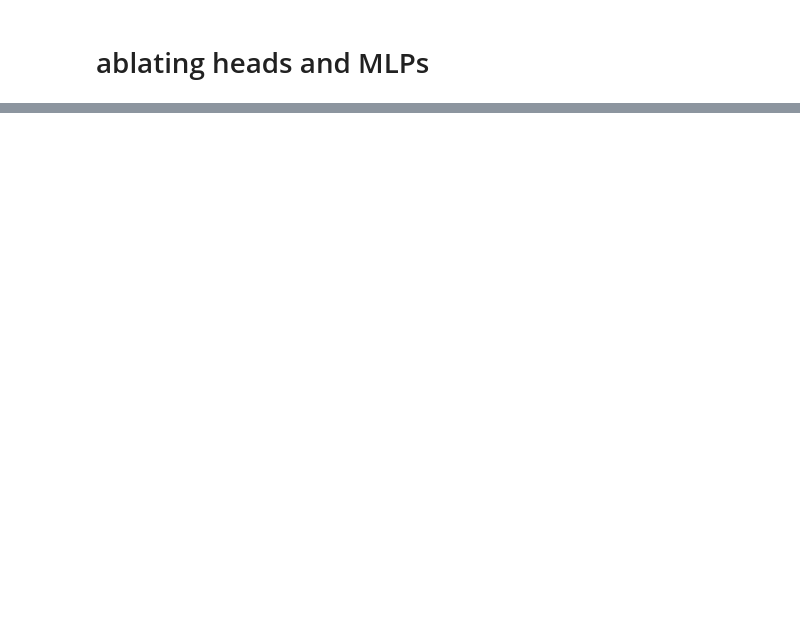
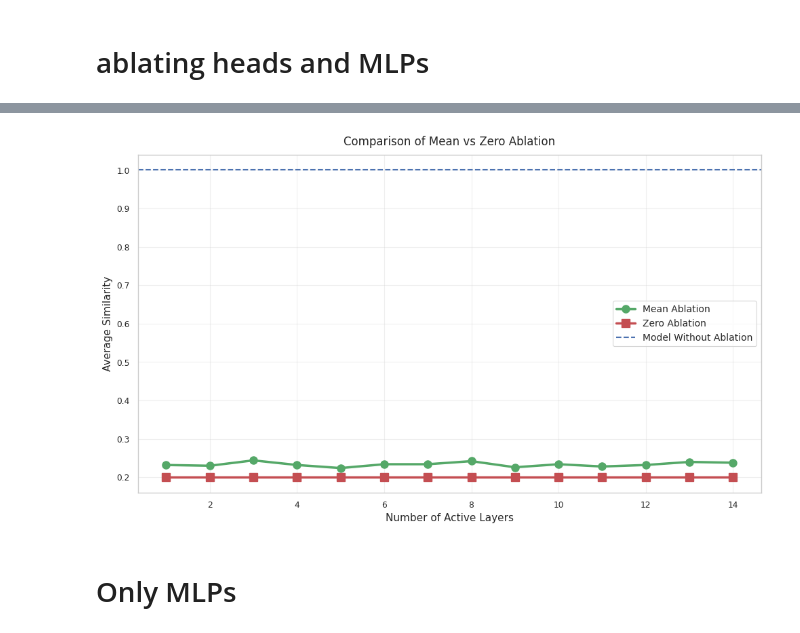
Before and after one commit to withmartian/TinySQL, a Jupyter notebook: notebooks/minimal_circuits/minimal_circuits_bm2.ipynb, the cells around one changed output, grey strips where cells are left out. Cells and saved outputs as stored; diff of their text form; code cells hidden in the pictures; blank space fills up the shorter version.

```diff
--- a/notebooks/minimal_circuits/minimal_circuits_bm2.ipynb
+++ b/notebooks/minimal_circuits/minimal_circuits_bm2.ipynb
@@ -567,22 +615,27 @@ Average similarity: 0.36800000000000005
 # %%
-def zero_ablation_all(model, prompt_text, target_layers):
-    """Apply zero ablation only to layers NOT in target_layers."""
-    with model.generate(prompt_text, max_new_tokens=7) as tracer:
+def zero_ablation_all(model, prompt_text, target_layers, all_output=False):
+
+    with model.generate(prompt_text,max_new_tokens=7, pad_token_id=model.tokenizer.eos_token_id, temperature=0.5,
+                        top_p=0.9, eos_token_id=model.tokenizer.eos_token_id, do_sample=True, early_stopping=True) as tracer:
+
         hidden_states = []
         for layer_idx in range(24):
             # Get original outputs
-            original_attn = model.model.layers[layer_idx].output
+            original_out = model.model.layers[layer_idx].output
             original_mlp = model.model.layers[layer_idx].mlp.output
 
             if layer_idx not in target_layers:
                 # For non-target layers, replace with zeros
                 # Create zeros with same shape as original outputs
-                zero_attn = torch.zeros_like(original_attn[0])
+
                 zero_mlp = torch.zeros_like(original_mlp)
+                model.model.layers[layer_idx].mlp.output = zero_mlp
 
                 # Update outputs with zeros
-                model.model.layers[layer_idx].output = (zero_attn,) + original_attn[1:]
-                model.model.layers[layer_idx].mlp.output = zero_mlp
+                if all_output:
+                    zero_out = torch.zeros_like(original_out[0])
+                    model.model.layers[layer_idx].output = (zero_out,) + original_out[1:]
+
             # Else: do nothing, keep original outputs for target layers
 
             # Store hidden states
@@ -596,8 +649,10 @@ target_layers = [0, 1, 7, 8, 9, 11, 13, 14, 15, 16, 18, 20, 21, 23]
 
 results = []
 for i, prompt in enumerate(prompts):
-    hidden_states, tokens = zero_ablation_all(model, prompt, target_layers)
+    hidden_states, tokens = zero_ablation_all(model, prompt, target_layers, all_output=True)
     gen_text = model.tokenizer.decode(tokens[0].tolist()).split("Response: ")[1]
+    gen_text = gen_text.replace("<|im_end|>", "").replace("<|im_sep|>", "").strip()
+
     similarity = calculate_similarity(gen_text, ref_answers[i])
     results.append({
         'output': gen_text,
@@ -782,0 +752,17 @@ fig.savefig('full_ablation_comparison.png', dpi=300, bbox_inches='tight')
+# %%
+mean_x_all = [r['num_layers'] for r in mean_ablation_all_results]
+mean_y_all = [r['avg_similarity'] for r in mean_ablation_all_results]
+zero_x_all = [r['num_layers'] for r in zero_ablation_all_results]
+zero_y_all = [r['avg_similarity'] for r in zero_ablation_all_results]
+
+plot_ablation_comparison(
+    mean_x=mean_x_all,
+    mean_y=mean_y_all,
+    zero_x=zero_x_all,
+    zero_y=zero_y_all,
+    baseline_value=1.0,
+    save_path_prefix='mean_ablation_vs_zero_all_fixed')
+# %% [output]
+[figure, added]
+# %% [markdown]
+# Only MLPs
```
Also changed, not shown: parts of 26 cells of this notebook.
